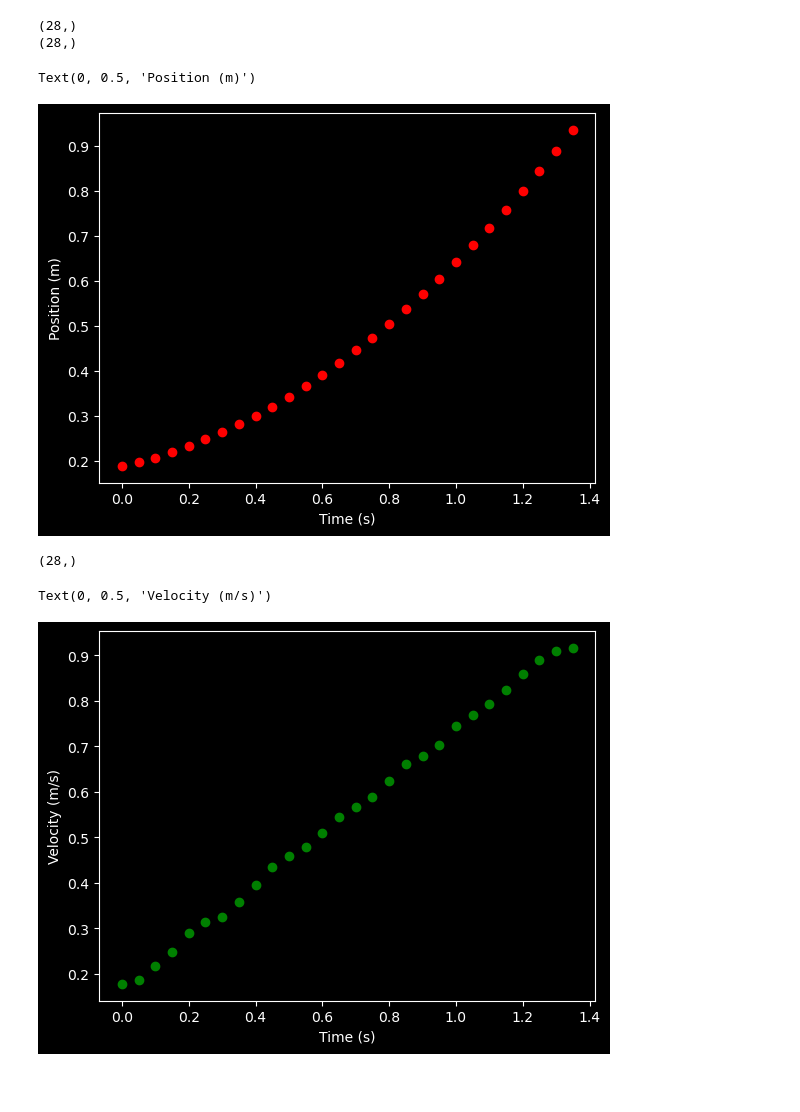
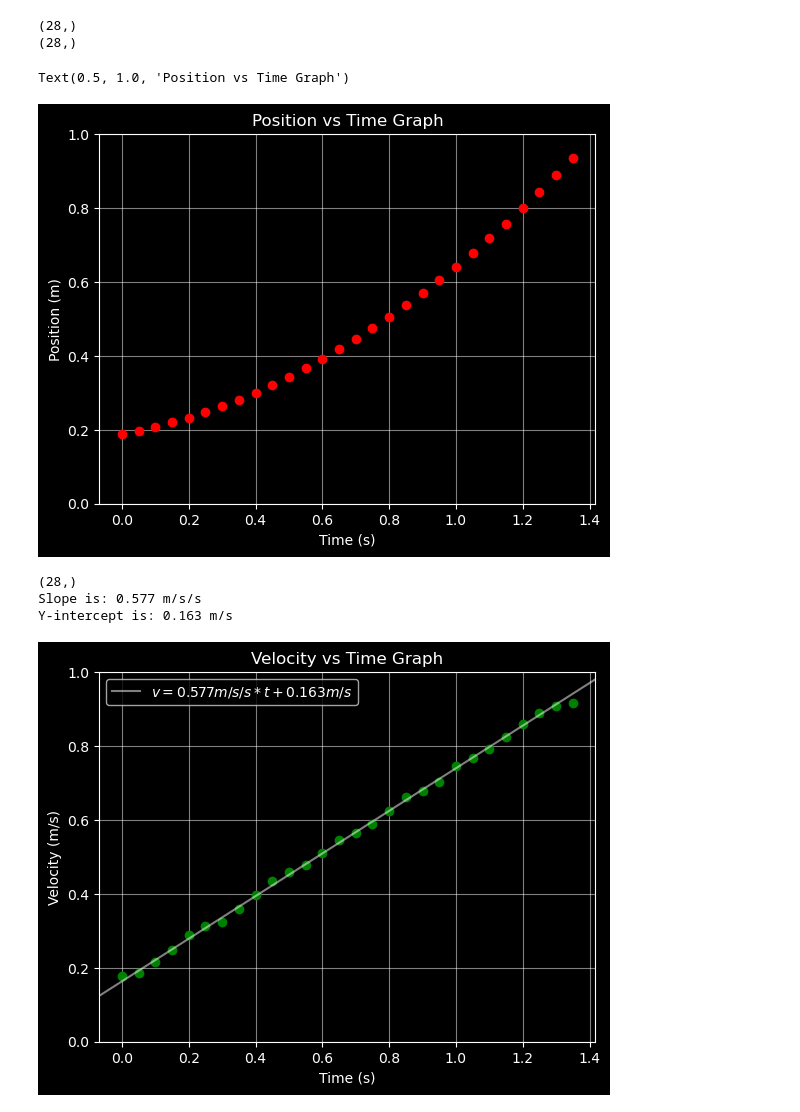
Before and after one commit to orbeckstASU/physic-labs-pyscript, a Jupyter notebook: work-angel/gdx_collector/import_demo.ipynb, the cells around one changed output. Cells and saved outputs as stored; diff of their text form; code cells hidden in the pictures; blank space fills up the shorter version.

```diff
--- a/work-angel/gdx_collector/import_demo.ipynb
+++ b/work-angel/gdx_collector/import_demo.ipynb
@@ -5,39 +5,53 @@ plt.style.use("dark_background")
 import csv
 import diffops
 # %%
-with open('pirt_ramp_cart.csv') as csv_file:
+data_folder = "./my_collected_data/"
+with open(data_folder + 'pirt_ramp_cart.csv') as csv_file:
     csv_reader = list(csv.reader(csv_file, delimiter=','))
     data_points = np.array(csv_reader[1:])
     t_array = data_points[:,0]
     t_array = t_array.astype(float)
     x_array = data_points[:,1]
     x_array = x_array.astype(float)
     print(np.shape(t_array))
     print(np.shape(x_array))
 
 fig0, ax0 = plt.subplots()
+plt.grid(alpha=0.5)
+ax0.set_ylim([0, None])
 ax0.plot(t_array,x_array, 'ro')
 plt.xlabel('Time (s)')
 plt.ylabel('Position (m)')
+plt.title("Position vs Time Graph")
 # %% [output]
 (28,)
 (28,)
-Text(0, 0.5, 'Position (m)')
+Text(0.5, 1.0, 'Position vs Time Graph')
-[figure, old version]
+[figure, new version]
 # %%
 dt = t_array[1] - t_array[0]
 v_array = np.gradient(x_array, dt)
 
 print(np.shape(v_array))
+v_m, v_b = np.polyfit(t_array[1:-1], v_array[1:-1], 1)
 
 fig1, ax1 = plt.subplots()
+plt.grid(alpha=0.5)
+ax1.set_ylim([0, None])
 ax1.plot(t_array, v_array, 'go')
 plt.xlabel('Time (s)')
 plt.ylabel('Velocity (m/s)')
+plt.axline((0, v_b), slope=v_m, alpha=0.5, label=f'$v = {round(v_m, 3)} m/s/s * t + {round(v_b, 3)}m/s$')
+plt.legend(loc="best")
+plt.title("Velocity vs Time Graph")
+
+print(f'Slope is: {round(v_m, 3)} m/s/s')
+print(f'Y-intercept is: {round(v_b, 3)} m/s')
 # %% [output]
 (28,)
+Slope is: 0.577 m/s/s
+Y-intercept is: 0.163 m/s
-Text(0, 0.5, 'Velocity (m/s)')
-[figure, old version]
+[figure, new version]
 # %%
 a_array = np.gradient(v_array, dt)
 
```
Also changed, not shown: parts of 2 cells of this notebook, 9 other files.
